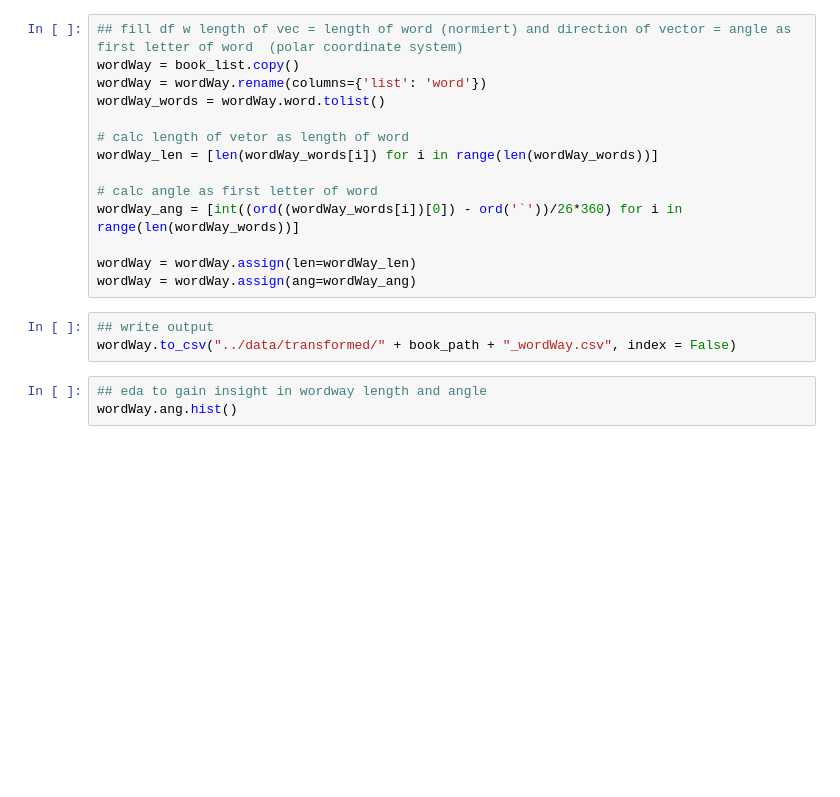
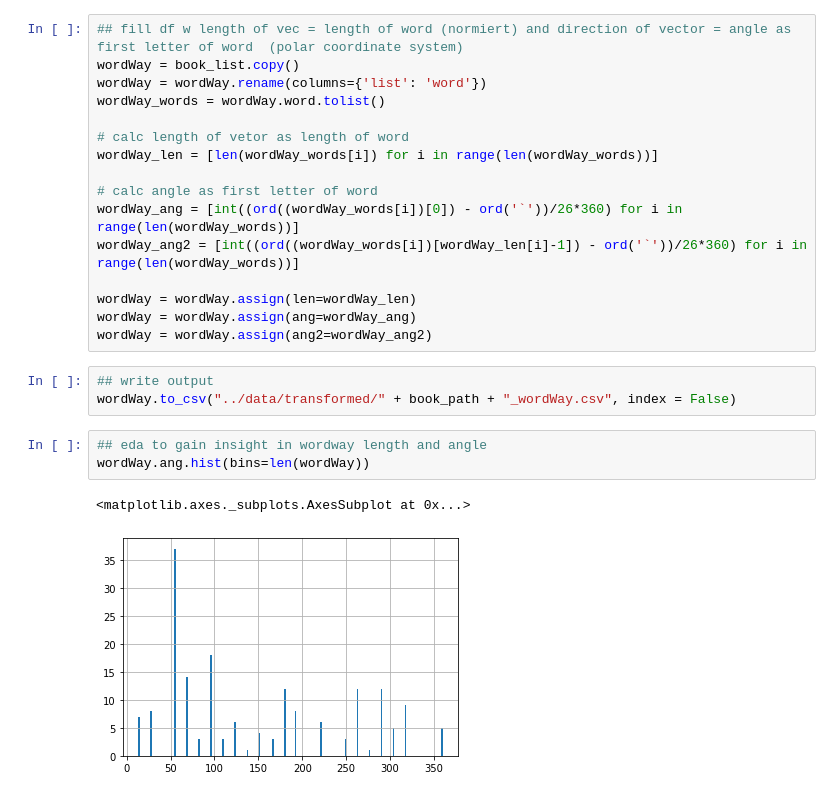
Before and after one commit to ssiegmund/wordsInBooks, a Jupyter notebook: trafo/trafoWordWay.ipynb, the cells around one changed output. Cells and saved outputs as stored; diff of their text form; blank space fills up the shorter version.

```diff
--- a/trafo/trafoWordWay.ipynb
+++ b/trafo/trafoWordWay.ipynb
@@ -29,12 +30,17 @@ wordWay_len = [len(wordWay_words[i]) for i in range(len(wordWay_words))]
 
 # calc angle as first letter of word
 wordWay_ang = [int((ord((wordWay_words[i])[0]) - ord('`'))/26*360) for i in range(len(wordWay_words))]
+wordWay_ang2 = [int((ord((wordWay_words[i])[wordWay_len[i]-1]) - ord('`'))/26*360) for i in range(len(wordWay_words))]
 
 wordWay = wordWay.assign(len=wordWay_len)
 wordWay = wordWay.assign(ang=wordWay_ang)
+wordWay = wordWay.assign(ang2=wordWay_ang2)
 # %%
 ## write output
 wordWay.to_csv("../data/transformed/" + book_path + "_wordWay.csv", index = False)
 # %%
 ## eda to gain insight in wordway length and angle
-wordWay.ang.hist()
+wordWay.ang.hist(bins=len(wordWay))
+# %% [output]
+<matplotlib.axes._subplots.AxesSubplot at 0x...>
+[figure, added]
```
Also changed, not shown: parts of 6 cells of this notebook.
